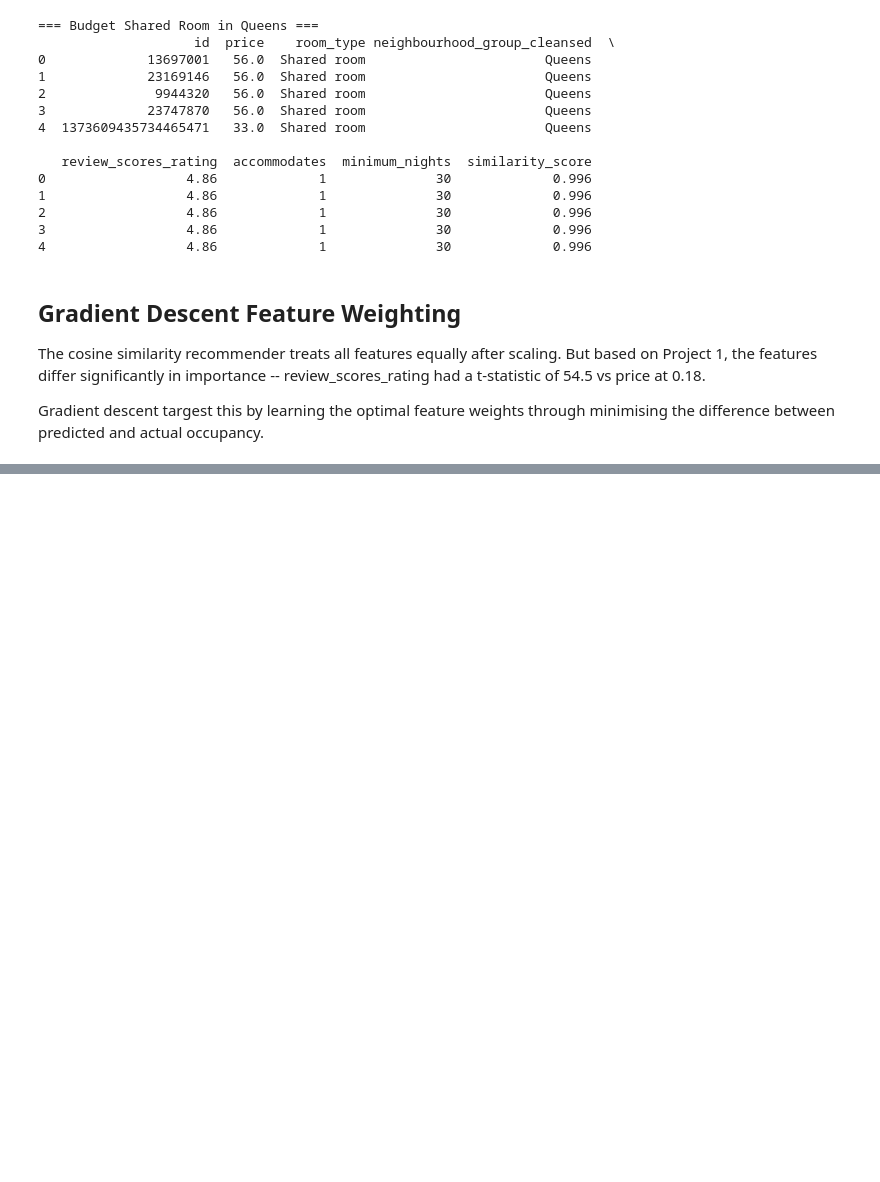
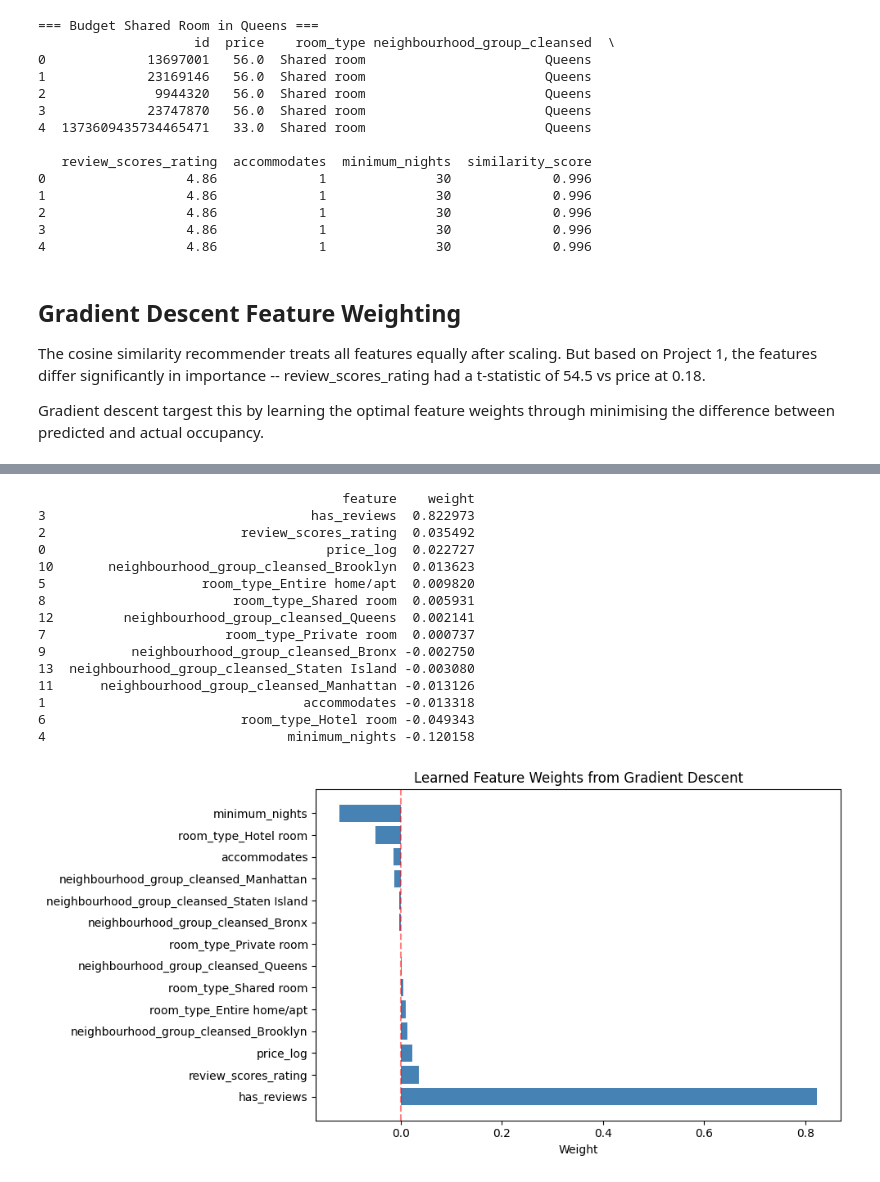
Before and after one commit to lezhangg/airbnb-marketplace-ab-test, a Jupyter notebook: notebook/05_recsystem_model.ipynb, the cells around one changed output, grey strips where cells are left out. Cells and saved outputs as stored; diff of their text form; code cells hidden in the pictures; blank space fills up the shorter version.

```diff
--- a/notebook/05_recsystem_model.ipynb
+++ b/notebook/05_recsystem_model.ipynb
@@ -228,0 +272,34 @@ Epoch 1800: loss = 0.110261
+# %%
+# map weights to feature names
+weight_df = pd.DataFrame({
+    'feature': feature_columns,
+    'weight': weights
+}).sort_values('weight', ascending=False)
+
+print(weight_df.to_string())
+
+# plot
+plt.figure(figsize=(10, 5))
+plt.barh(weight_df['feature'], weight_df['weight'], color='steelblue')
+plt.title('Learned Feature Weights from Gradient Descent')
+plt.xlabel('Weight')
+plt.axvline(x=0, color='red', linestyle='--', alpha=0.5)
+plt.tight_layout()
+plt.show()
+# %% [output]
+                                       feature    weight
+3                                  has_reviews  0.822973
+2                         review_scores_rating  0.035492
+0                                    price_log  0.022727
+10       neighbourhood_group_cleansed_Brooklyn  0.013623
+5                    room_type_Entire home/apt  0.009820
+8                        room_type_Shared room  0.005931
+12         neighbourhood_group_cleansed_Queens  0.002141
+7                       room_type_Private room  0.000737
+9           neighbourhood_group_cleansed_Bronx -0.002750
+13  neighbourhood_group_cleansed_Staten Island -0.003080
+11      neighbourhood_group_cleansed_Manhattan -0.013126
+1                                 accommodates -0.013318
+6                         room_type_Hotel room -0.049343
+4                               minimum_nights -0.120158
+[figure, added]
```
Also changed, not shown: parts of 8 cells of this notebook.
